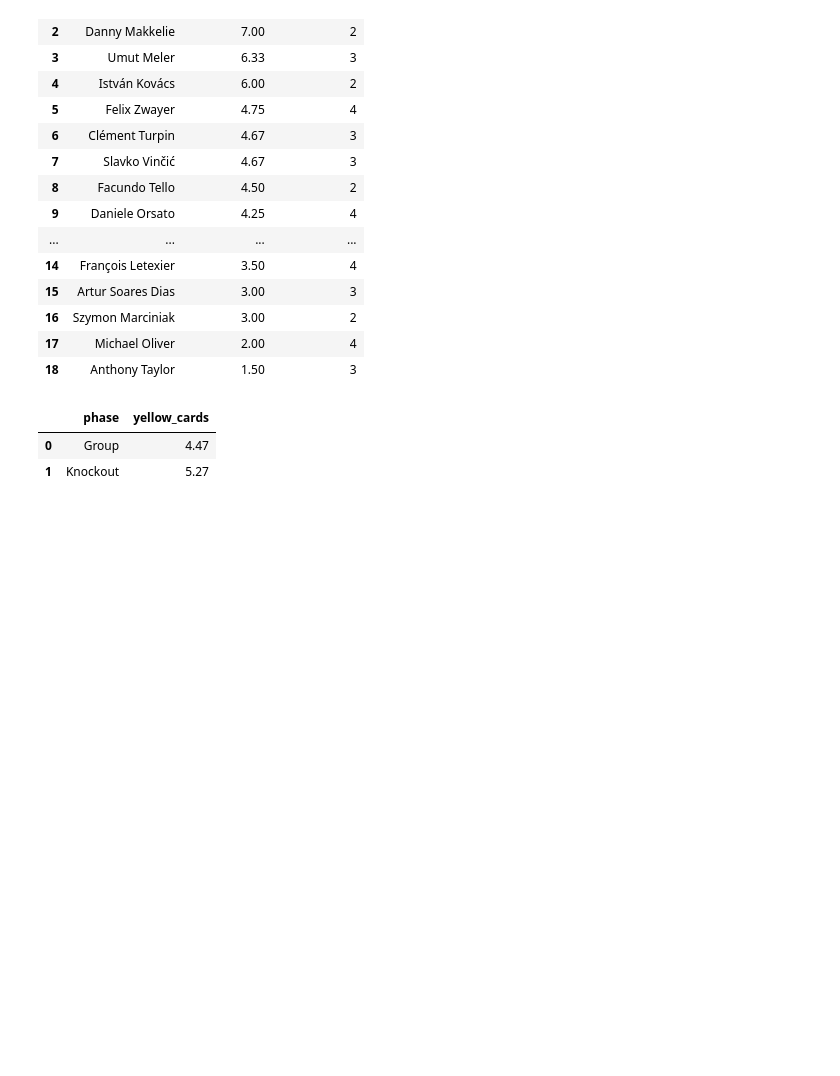
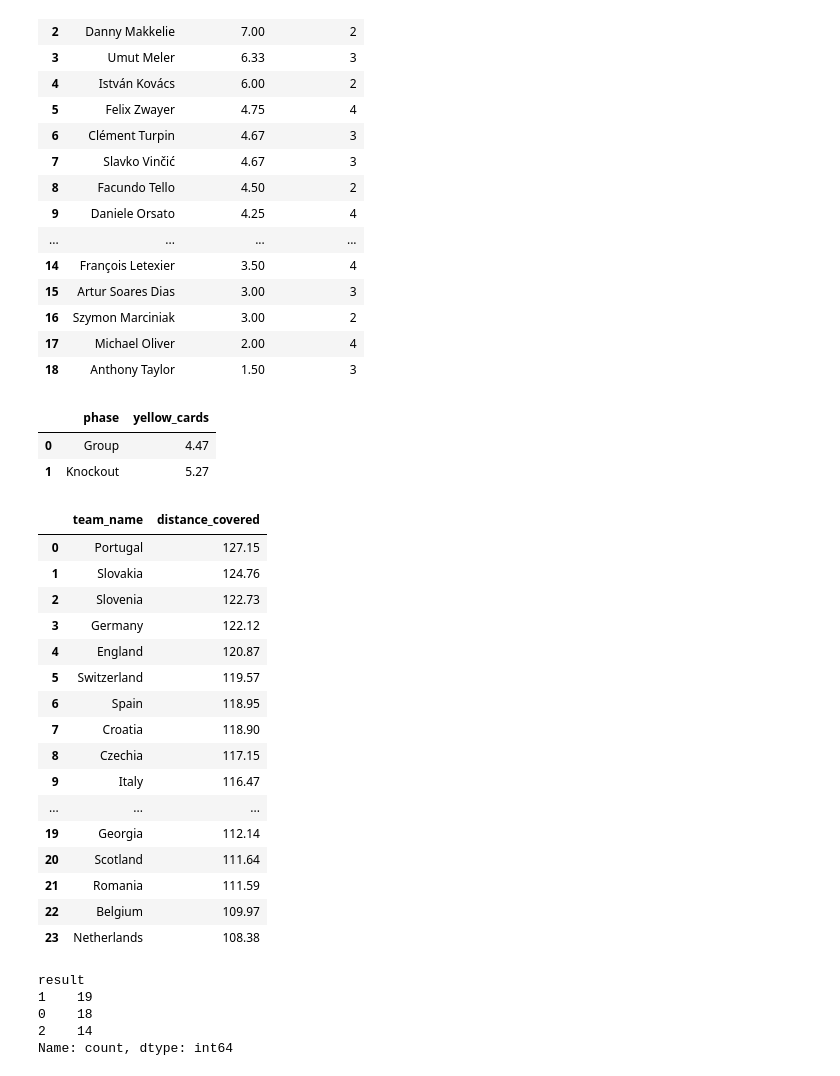
Before and after one commit to Ccj0203/UEFA_DataAnalysis, a Jupyter notebook: code/UEFA_DataAnalysis_Analysis.ipynb, the cells around one changed output. Drawn from its saved outputs; the diff is of its cells as text; code cells hidden in the pictures; blank space fills up the shorter version.

```diff
--- a/code/UEFA_DataAnalysis_Analysis.ipynb
+++ b/code/UEFA_DataAnalysis_Analysis.ipynb
@@ -1,9 +1,11 @@
 # %%
 import pandas as pd
+import numpy as np
 
 df_match_data = pd.read_excel('..\\data\\match_data_WIDE.xlsx', header=0)
 df_match_team_data = pd.read_excel('..\\data\\match_team_data_WIDE.xlsx', header=0)
 df_referee_data = pd.read_excel('..\\data\\referee_data_LONG.xlsx', header=0)
+dict_team = pd.read_excel('..\\data\\team_dict.xlsx', header=0)
 # %%
 # 裁判及红黄牌明细数据
 df_ref_match = df_referee_data[df_referee_data['ref_role'] == 'Referee'][['match_id', 'ref_name', 'ref_country']]
@@ -145,3 +147,54 @@ df_yellow_cards_phase.groupby('phase', as_index=False)['yellow_cards'].mean().ro
 |  | phase | yellow_cards |
 | 0 | Group | 4.47 |
 | 1 | Knockout | 5.27 |
+# %%
+# 球队跑动距离分析
+df_dist_cover = df_match_team_data[['match_id', 'team_id', 'distance_covered']]
+df_dist_cover = df_dist_cover.groupby('team_id', as_index=False)['distance_covered'].mean().sort_values(by='distance_covered', ascending=False).round(2).merge(dict_team, left_on='team_id', right_on='team_id', how='left')
+df_dist_cover_output = df_dist_cover[['team_name', 'distance_covered']]
+df_dist_cover_output
+# %% [output]
+|  | team_name | distance_covered |
+| 0 | Portugal | 127.15 |
+| 1 | Slovakia | 124.76 |
+| 2 | Slovenia | 122.73 |
+| 3 | Germany | 122.12 |
+| 4 | England | 120.87 |
+| 5 | Switzerland | 119.57 |
+| 6 | Spain | 118.95 |
+| 7 | Croatia | 118.90 |
+| 8 | Czechia | 117.15 |
+| 9 | Italy | 116.47 |
+| ... | ... | ... |
+| 19 | Georgia | 112.14 |
+| 20 | Scotland | 111.64 |
+| 21 | Romania | 111.59 |
+| 22 | Belgium | 109.97 |
+| 23 | Netherlands | 108.38 |
+# %%
+# 跑动距离和胜负关系
+df_team_data_dist = df_match_team_data[['match_id', 'team_id', 'distance_covered']].merge(dict_team, left_on='team_id', right_on='team_id', how='left')
+df_team_data_dist
+
+# 找出每场比赛跑动距离更长的队伍
+df_dist_cover_longer = df_team_data_dist.loc[df_team_data_dist.groupby('match_id')['distance_covered'].idxmax()]
+df_dist_cover_longer
+
+# 各场胜者
+df_match_result = df_match_data[['match_id', 'match_winner_name']]
+df_match_result
+
+# 拼接
+df_dist_cover_longer_result = df_dist_cover_longer.merge(df_match_result, on='match_id', how='left')
+df_dist_cover_longer_result
+
+# 跑动距离和胜负关系
+# 0:输 1:胜 2:平
+df_dist_cover_longer_result['result'] = df_dist_cover_longer_result.apply(lambda x: '2' if x['match_winner_name'] == 'DRAW' else '1' if x['team_name'] == x['match_winner_name'] else '0', axis=1)
+df_dist_cover_longer_result['result'].value_counts()
+# %% [output]
+result
+1    19
+0    18
+2    14
+Name: count, dtype: int64
```
Also changed, not shown: 7 other files.
